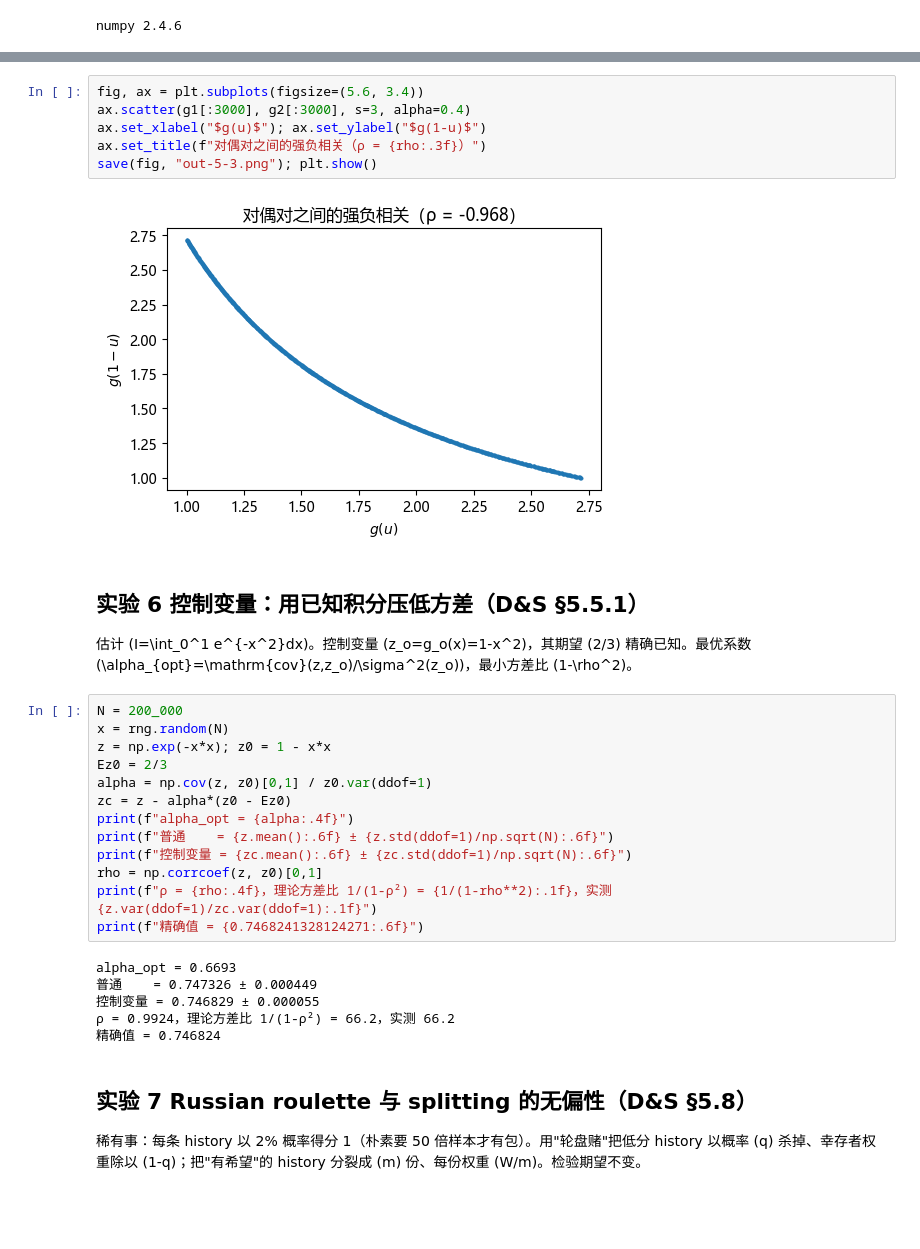
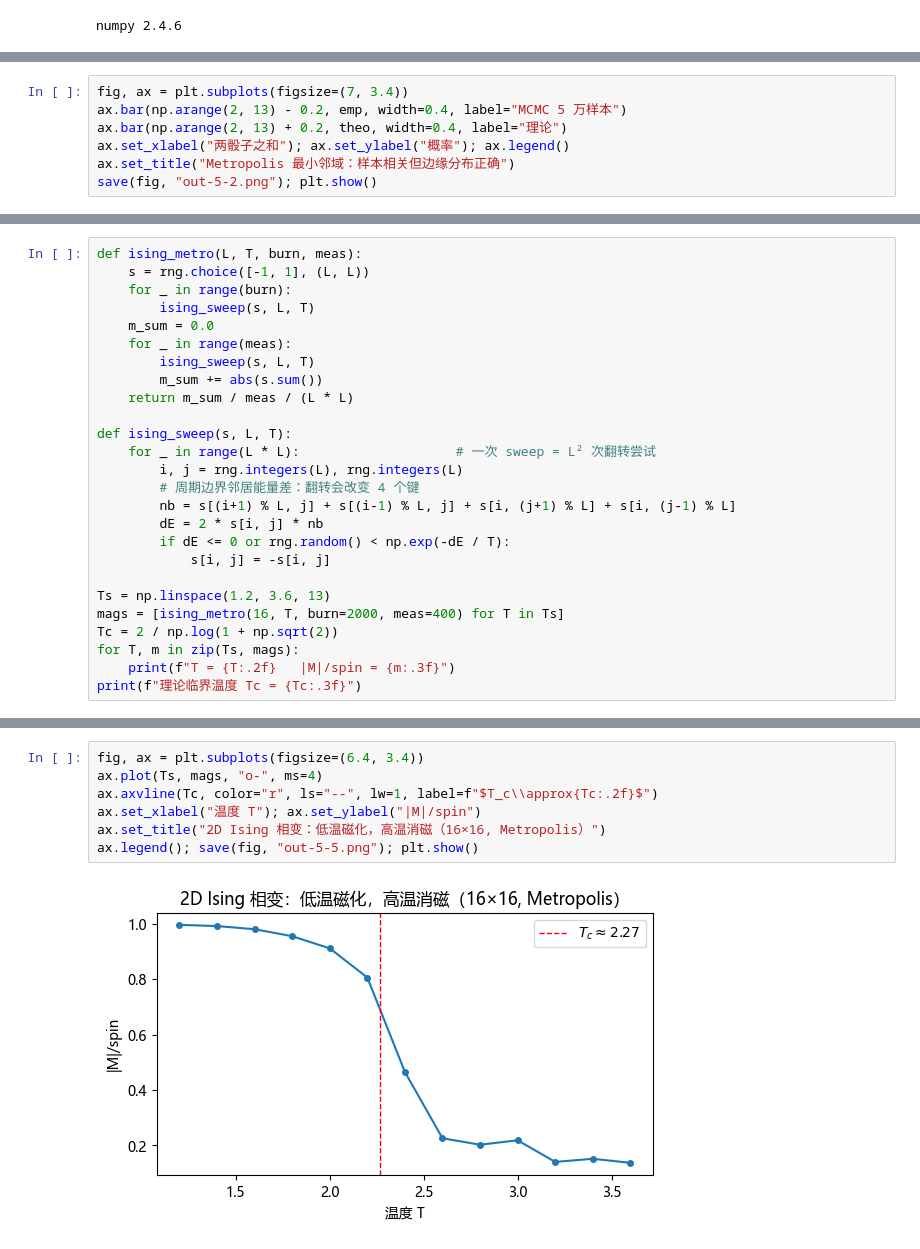
Before and after one commit to linxiawmt/MASAMI-Brain, a Jupyter notebook: docs/mc/nb/ch05.ipynb, the cells around one changed output, grey strips where cells are left out. Drawn from its saved outputs; the diff is of its cells as text; blank space fills up the shorter version.

```diff
--- a/docs/mc/nb/ch05.ipynb
+++ b/docs/mc/nb/ch05.ipynb
@@ -190,0 +97,7 @@ print(f"理论：var((I1+I2)/2)/var(I1) = (1+ρ)/2 = {(1+rho)/2:.4f}，即方差
+# %%
+fig, ax = plt.subplots(figsize=(7, 3.4))
+ax.bar(np.arange(2, 13) - 0.2, emp, width=0.4, label="MCMC 5 万样本")
+ax.bar(np.arange(2, 13) + 0.2, theo, width=0.4, label="理论")
+ax.set_xlabel("两骰子之和"); ax.set_ylabel("概率"); ax.legend()
+ax.set_title("Metropolis 最小邻域：样本相关但边缘分布正确")
+save(fig, "out-5-2.png"); plt.show()
@@ -190,0 +187,26 @@ print(f"理论：var((I1+I2)/2)/var(I1) = (1+ρ)/2 = {(1+rho)/2:.4f}，即方差
+# %%
+def ising_metro(L, T, burn, meas):
+    s = rng.choice([-1, 1], (L, L))
+    for _ in range(burn):
+        ising_sweep(s, L, T)
+    m_sum = 0.0
+    for _ in range(meas):
+        ising_sweep(s, L, T)
+        m_sum += abs(s.sum())
+    return m_sum / meas / (L * L)
+
+def ising_sweep(s, L, T):
+    for _ in range(L * L):                    # 一次 sweep = L² 次翻转尝试
+        i, j = rng.integers(L), rng.integers(L)
+        # 周期边界邻居能量差：翻转会改变 4 个键
+        nb = s[(i+1) % L, j] + s[(i-1) % L, j] + s[i, (j+1) % L] + s[i, (j-1) % L]
+        dE = 2 * s[i, j] * nb
+        if dE <= 0 or rng.random() < np.exp(-dE / T):
+            s[i, j] = -s[i, j]
+
+Ts = np.linspace(1.2, 3.6, 13)
+mags = [ising_metro(16, T, burn=2000, meas=400) for T in Ts]
+Tc = 2 / np.log(1 + np.sqrt(2))
+for T, m in zip(Ts, mags):
+    print(f"T = {T:.2f}   |M|/spin = {m:.3f}")
+print(f"理论临界温度 Tc = {Tc:.3f}")
@@ -191,35 +228,9 @@ print(f"理论：var((I1+I2)/2)/var(I1) = (1+ρ)/2 = {(1+rho)/2:.4f}，即方差
 # %%
-fig, ax = plt.subplots(figsize=(5.6, 3.4))
-ax.scatter(g1[:3000], g2[:3000], s=3, alpha=0.4)
-ax.set_xlabel("$g(u)$"); ax.set_ylabel("$g(1-u)$")
-ax.set_title(f"对偶对之间的强负相关（ρ = {rho:.3f}）")
-save(fig, "out-5-3.png"); plt.show()
+fig, ax = plt.subplots(figsize=(6.4, 3.4))
+ax.plot(Ts, mags, "o-", ms=4)
+ax.axvline(Tc, color="r", ls="--", lw=1, label=f"$T_c\\approx{Tc:.2f}$")
+ax.set_xlabel("温度 T"); ax.set_ylabel("|M|/spin")
+ax.set_title("2D Ising 相变：低温磁化，高温消磁（16×16, Metropolis）")
+ax.legend(); save(fig, "out-5-5.png"); plt.show()
 # %% [output]
-[figure, old version]
+[figure, new version]
-# %% [markdown]
-## 实验 6 控制变量：用已知积分压低方差（D&S §5.5.1）
-
-估计 \(I=\int_0^1 e^{-x^2}dx\)。控制变量 \(z_o=g_o(x)=1-x^2\)，其期望 \(2/3\) 精确已知。最优系数 \(\alpha_{opt}=\mathrm{cov}(z,z_o)/\sigma^2(z_o)\)，最小方差比 \(1-\rho^2\)。
-# %%
-N = 200_000
-x = rng.random(N)
-z = np.exp(-x*x); z0 = 1 - x*x
-Ez0 = 2/3
-alpha = np.cov(z, z0)[0,1] / z0.var(ddof=1)
-zc = z - alpha*(z0 - Ez0)
-print(f"alpha_opt = {alpha:.4f}")
-print(f"普通    = {z.mean():.6f} ± {z.std(ddof=1)/np.sqrt(N):.6f}")
-print(f"控制变量 = {zc.mean():.6f} ± {zc.std(ddof=1)/np.sqrt(N):.6f}")
-rho = np.corrcoef(z, z0)[0,1]
-print(f"ρ = {rho:.4f}，理论方差比 1/(1-ρ²) = {1/(1-rho**2):.1f}，实测 {z.var(ddof=1)/zc.var(ddof=1):.1f}")
-print(f"精确值 = {0.7468241328124271:.6f}")
-# %% [output]
-alpha_opt = 0.6693
-普通    = 0.747326 ± 0.000449
-控制变量 = 0.746829 ± 0.000055
-ρ = 0.9924，理论方差比 1/(1-ρ²) = 66.2，实测 66.2
-精确值 = 0.746824
-# %% [markdown]
-## 实验 7 Russian roulette 与 splitting 的无偏性（D&S §5.8）
-
-稀有事：每条 history 以 2% 概率得分 1（朴素要 50 倍样本才有包）。用"轮盘赌"把低分 history 以概率 \(q\) 杀掉、幸存者权重除以 \(1-q\)；把"有希望"的 history 分裂成 \(m\) 份、每份权重 \(W/m\)。检验期望不变。
```
Also changed, not shown: parts of 31 cells of this notebook, 18 other files.
